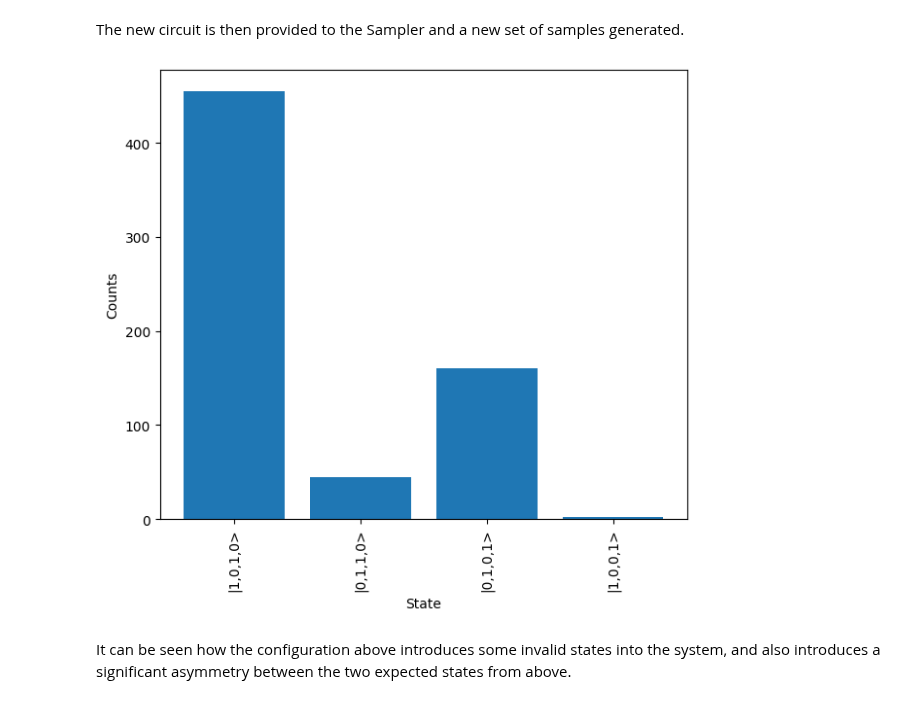
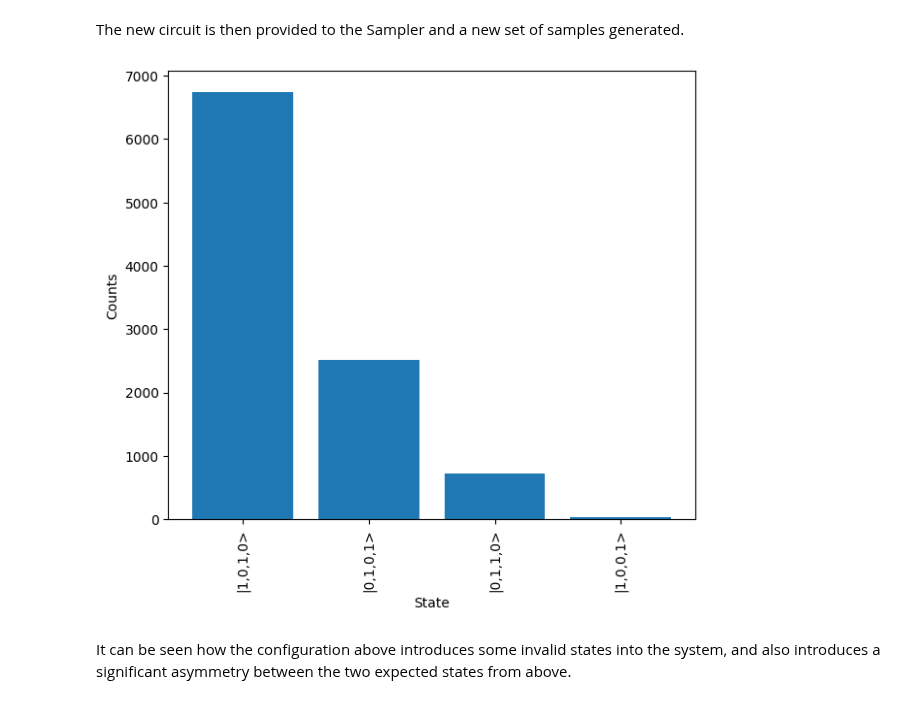
Before and after one commit to Aegiq/lightworks, a Jupyter notebook: docs/source/interferometers/tutorial.ipynb, the cells around one changed output. Cells and saved outputs as stored; diff of their text form; code cells hidden in the pictures.

```diff
--- a/docs/source/interferometers/tutorial.ipynb
+++ b/docs/source/interferometers/tutorial.ipynb
@@ -37,13 +37,21 @@ encoded_circuit.display()
 
 This circuit can then be simulated to verify correct functionality using the Sampler. The required post-selection of 1 photon across each set of dual-rail encoded modes is configured, and a total of 10000 samples are drawn from the system.
 # %%
-sampler = emulator.Sampler(encoded_circuit, lw.State([1, 0, 1, 0]))
-
 # Configure required post-selection for CNOT gate
 post_select = lw.PostSelection()
 post_select.add((0, 1), 1)
 post_select.add((2, 3), 1)
 
-results = sampler.sample_N_inputs(10000, post_select=post_select, seed=1)
-results.plot(show=True)
+sampler = emulator.Sampler(
+    encoded_circuit,
+    lw.State([1, 0, 1, 0]),
+    10000,
+    post_selection=post_select,
+    random_seed=1,
+)
+
+backend = emulator.Backend("slos")
+results = backend.run(sampler)
+
+results.plot()
 # %% [output]
@@ -78,9 +86,9 @@ The new circuit is then provided to the Sampler and a new set of samples generat
 # %%
 sampler.circuit = encoded_circuit_errors
 
-results = sampler.sample_N_inputs(10000, post_select=post_select, seed=44)
+results = backend.run(sampler)
 results.plot(show=True)
 # %% [output]
-[figure, old version]
+[figure, new version]
 # %% [markdown]
 It can be seen how the configuration above introduces some invalid states into the system, and also introduces a significant asymmetry between the two expected states from above.
```
Also changed, not shown: parts of 1 cell of this notebook, 41 other files.
